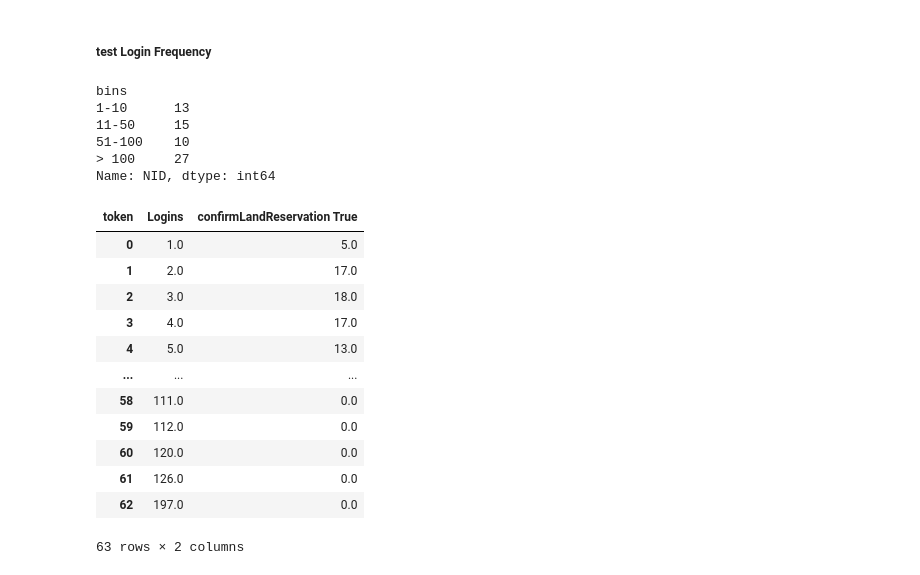
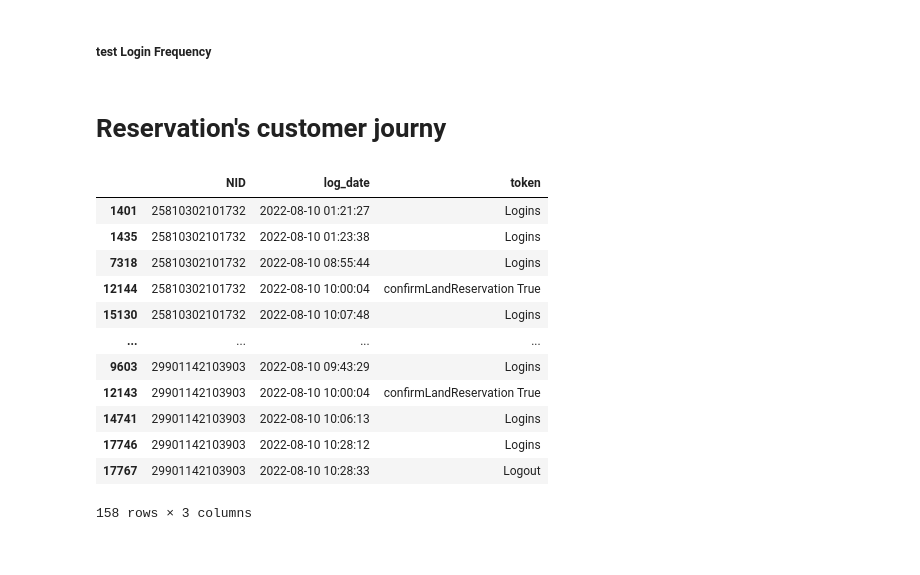
Before and after one commit to yjad/portal_logs, a Jupyter notebook: test.ipynb, the cells around one changed output. Cells and saved outputs as stored; diff of their text form; code cells hidden in the pictures.

```diff
--- a/test.ipynb
+++ b/test.ipynb
@@ -215,7 +215,7 @@ df.fillna(0).pivot_table(columns='categ', index='token', values = 'error_line',
 # another summary
 # %%
 # filename = r"C:\Users\yahia\OneDrive - Data and Transaction Services\Python-data\PortalLogs\data\log summary-2022-08-07-to-2022-08-07.csv"
-filename = r"C:\Users\yahia\Downloads\portal logs\log summary-2022-08-07-to-2022-08-07.csv"
+filename = r"C:\Users\yahia\Downloads\portal logs\log summary-2022-08-10-to-2022-08-10.csv"
 df = pd.read_csv(filename)
 # %%
 x = df.loc[df.token.isin(['Logins', 'Reservation']),['NID', 'token', 'dt']]
@@ -253,13 +240,6 @@ x.drop_duplicates('NID').groupby(['bins']).count()['NID']
 # stats = stats.iloc[:,[3,0,1,2]] # relocate
 # stats
 # x
-# %% [output]
-bins
-1-10      13
-11-50     15
-51-100    10
-> 100     27
-Name: NID, dtype: int64
 # %%
 
 x = df.loc[df.token.isin(['Logins', 'confirmLandReservation True']),['NID', 'token', 'dt']]
@@ -286,17 +266,23 @@ y
 # x.columns = ['# Logins', 'x' ,'# of Customer']
 # x.drop('x', axis='columns', inplace = True)
 # x
-# %% [output]
-| token | Logins | confirmLandReservation True |
-| 0 | 1.0 | 5.0 |
-| 1 | 2.0 | 17.0 |
-| 2 | 3.0 | 18.0 |
-| 3 | 4.0 | 17.0 |
-| 4 | 5.0 | 13.0 |
-| ... | ... | ... |
-| 58 | 111.0 | 0.0 |
-| 59 | 112.0 | 0.0 |
-| 60 | 120.0 | 0.0 |
-| 61 | 126.0 | 0.0 |
-| 62 | 197.0 | 0.0 |
-63 rows × 2 columns
+# %% [markdown]
+# Reservation's customer journy
+# %%
+x = df.loc[df.token.isin(['confirmLandReservation True']), ['NID']]
+x = df.loc[df.NID.isin(x.NID), ['NID','log_date', 'token' ]].sort_values(['NID', 'log_date'])
+x
+# %% [output]
+|  | NID | log_date | token |
+| 1401 | 25810302101732 | 2022-08-10 01:21:27 | Logins |
+| 1435 | 25810302101732 | 2022-08-10 01:23:38 | Logins |
+| 7318 | 25810302101732 | 2022-08-10 08:55:44 | Logins |
+| 12144 | 25810302101732 | 2022-08-10 10:00:04 | confirmLandReservation True |
+| 15130 | 25810302101732 | 2022-08-10 10:07:48 | Logins |
+| ... | ... | ... | ... |
+| 9603 | 29901142103903 | 2022-08-10 09:43:29 | Logins |
+| 12143 | 29901142103903 | 2022-08-10 10:00:04 | confirmLandReservation True |
+| 14741 | 29901142103903 | 2022-08-10 10:06:13 | Logins |
+| 17746 | 29901142103903 | 2022-08-10 10:28:12 | Logins |
+| 17767 | 29901142103903 | 2022-08-10 10:28:33 | Logout |
+158 rows × 3 columns
```
Also changed, not shown: parts of 1 cell of this notebook, 13 other files.
